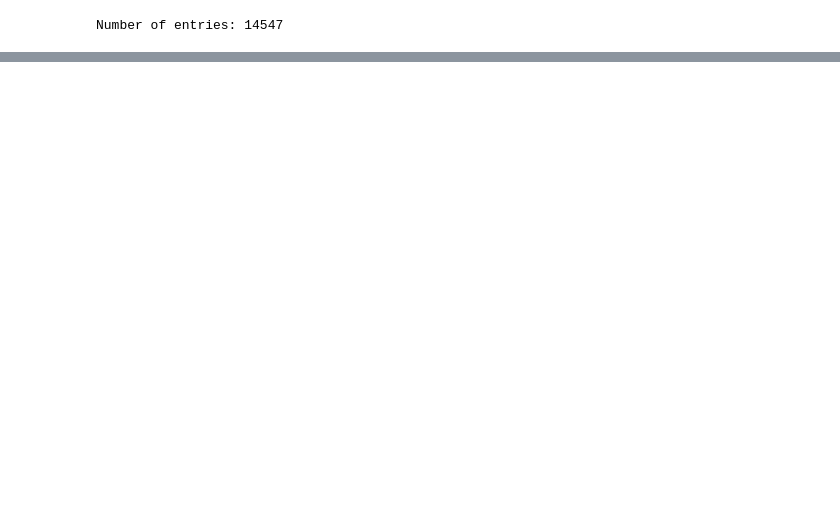
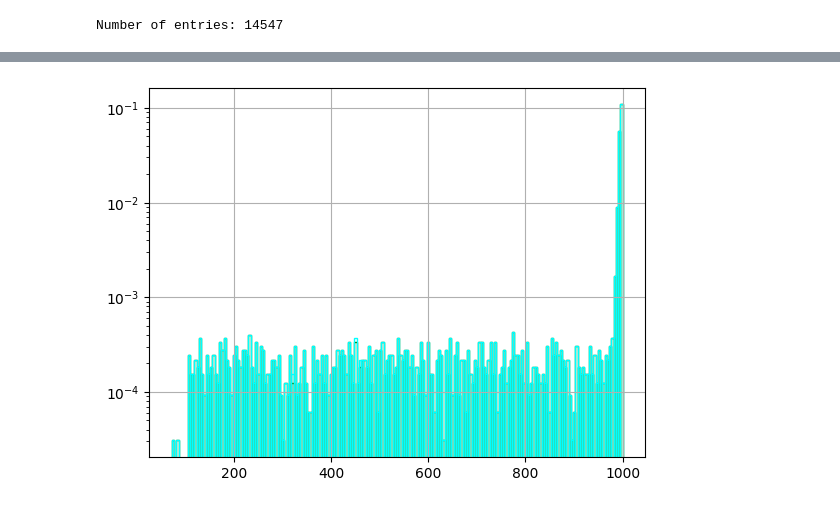
Before and after one commit to alexkolo/rag_nutrition_facts_blog, a Jupyter notebook: notebooks/data_ingestion.ipynb, the cells around one changed output, grey strips where cells are left out. Cells and saved outputs as stored; diff of their text form; code cells hidden in the pictures; blank space fills up the shorter version.

```diff
--- a/notebooks/data_ingestion.ipynb
+++ b/notebooks/data_ingestion.ipynb
@@ -340,3 +371,10 @@ plt.show()
+# %%
+table04.to_arrow()["n_char_doc"].to_pandas().hist(edgecolor="green", density=True, facecolor="none", bins=200)
+table05.to_arrow()["n_char_doc"].to_pandas().hist(edgecolor="cyan", density=True, facecolor="none", bins=200)
+plt.yscale("log")
+plt.show()
+# %% [output]
+[figure, added]
 # %%
 def cumulative_distribution(sorted_counts):
     """
```
Also changed, not shown: parts of 17 cells of this notebook, 2 other files.
